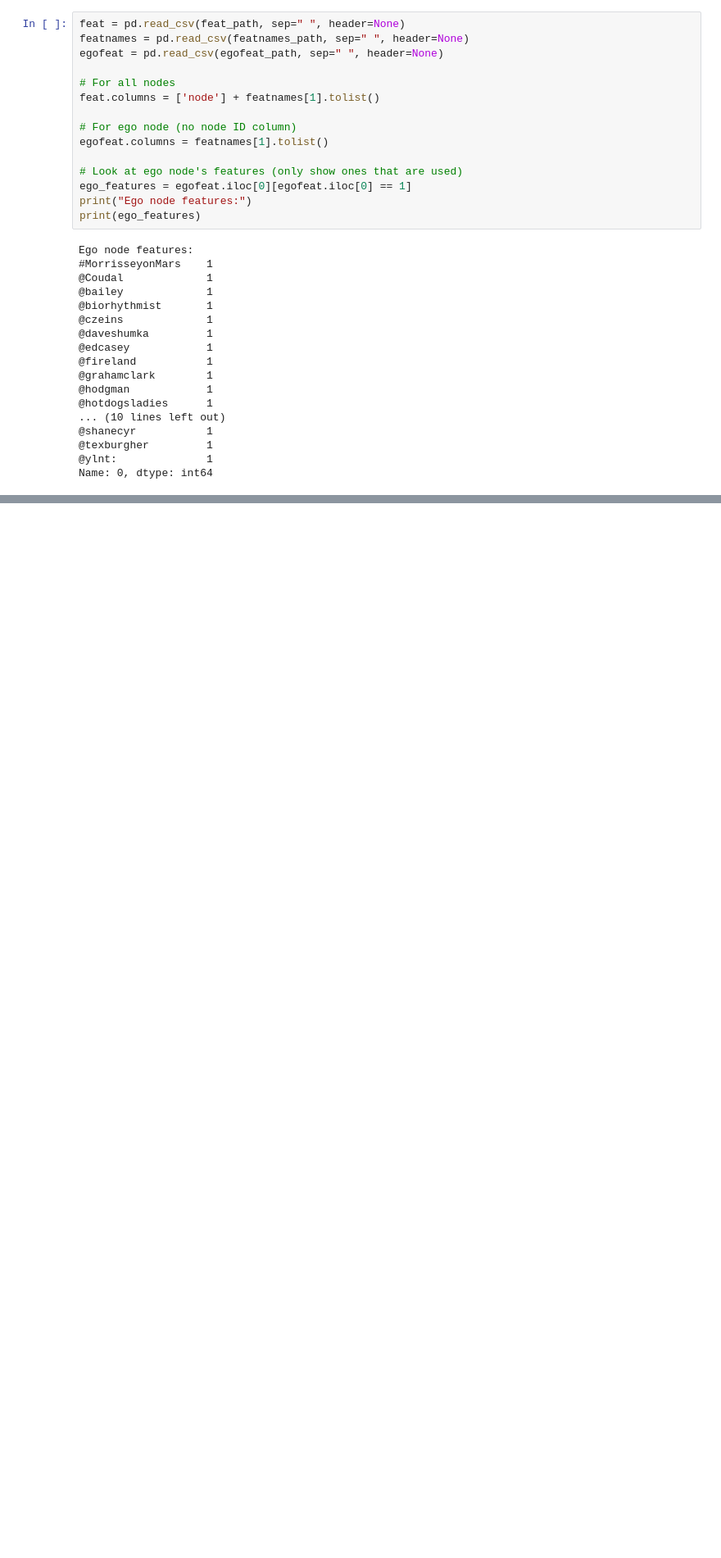
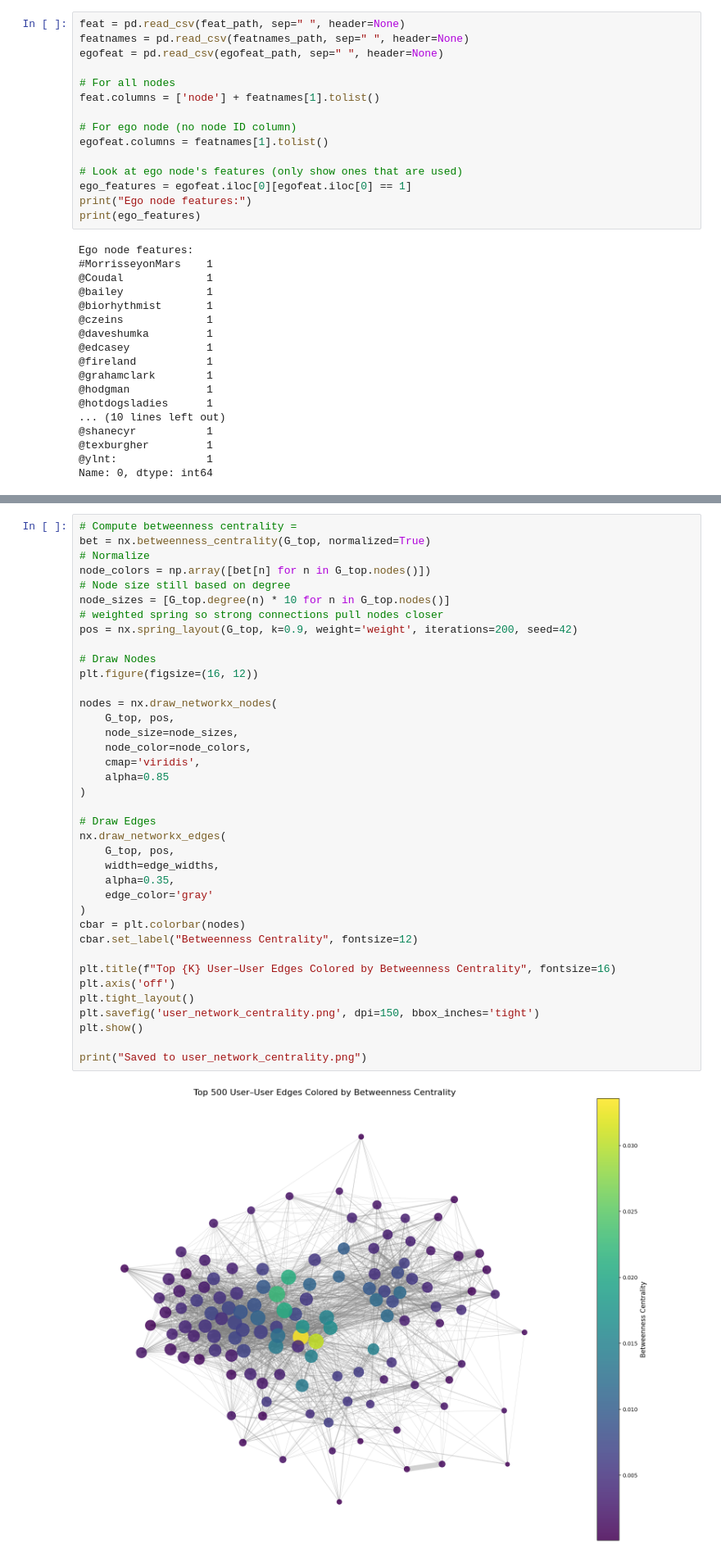
Before and after one commit to andrewchampagne/Twitter-Analysis-Project, a Jupyter notebook: large_dataset_analysis.ipynb, the cells around one changed output, grey strips where cells are left out. Shown at 82% size. Drawn from its saved outputs; the diff is of its cells as text; blank space fills up the shorter version.

```diff
--- a/large_dataset_analysis.ipynb
+++ b/large_dataset_analysis.ipynb
@@ -115,0 +241,40 @@ Number of edges among nodes with #winning: 0
+# %%
+# Compute betweenness centrality =
+bet = nx.betweenness_centrality(G_top, normalized=True)
+# Normalize
+node_colors = np.array([bet[n] for n in G_top.nodes()])
+# Node size still based on degree
+node_sizes = [G_top.degree(n) * 10 for n in G_top.nodes()]
+# weighted spring so strong connections pull nodes closer
+pos = nx.spring_layout(G_top, k=0.9, weight='weight', iterations=200, seed=42)
+
+# Draw Nodes
+plt.figure(figsize=(16, 12))
+
+nodes = nx.draw_networkx_nodes(
+    G_top, pos,
+    node_size=node_sizes,
+    node_color=node_colors,
+    cmap='viridis',
+    alpha=0.85
+)
+
+# Draw Edges
+nx.draw_networkx_edges(
+    G_top, pos,
+    width=edge_widths,
+    alpha=0.35,
+    edge_color='gray'
+)
+cbar = plt.colorbar(nodes)
+cbar.set_label("Betweenness Centrality", fontsize=12)
+
+plt.title(f"Top {K} User–User Edges Colored by Betweenness Centrality", fontsize=16)
+plt.axis('off')
+plt.tight_layout()
+plt.savefig('user_network_centrality.png', dpi=150, bbox_inches='tight')
+plt.show()
+
+print("Saved to user_network_centrality.png")
+# %% [output]
+[figure, added]
```
Also changed, not shown: parts of 9 cells of this notebook, 6 other files.
